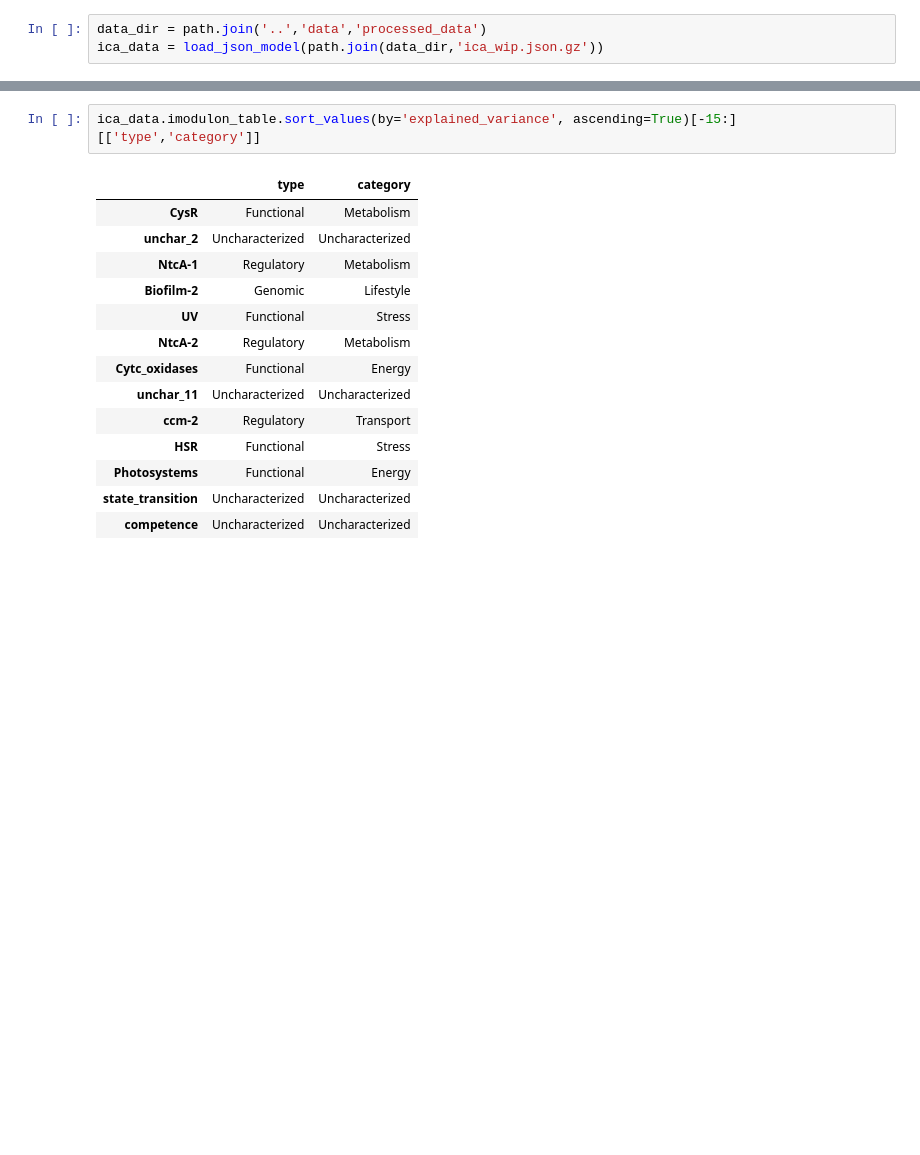
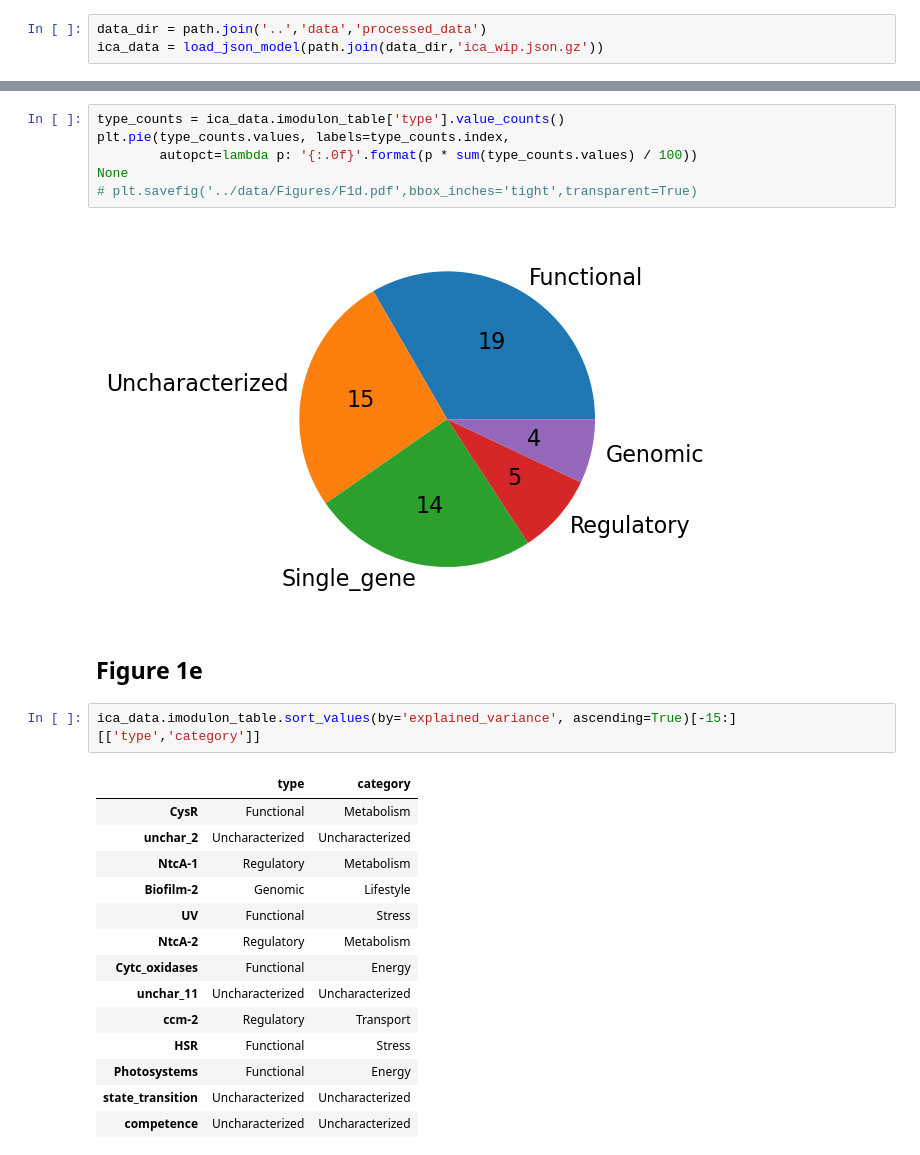
Before and after one commit to AnnieYuan21/S.elongatus-iModulons, a Jupyter notebook: notebooks/Figures.ipynb, the cells around one changed output, grey strips where cells are left out. Cells and saved outputs as stored; diff of their text form; blank space fills up the shorter version.

```diff
--- a/notebooks/Figures.ipynb
+++ b/notebooks/Figures.ipynb
@@ -49,3 +60,13 @@ plt.savefig('../data/Figures/F1b.pdf',transparent=True)
+# %%
+type_counts = ica_data.imodulon_table['type'].value_counts()
+plt.pie(type_counts.values, labels=type_counts.index,
+        autopct=lambda p: '{:.0f}'.format(p * sum(type_counts.values) / 100))
+None
+# plt.savefig('../data/Figures/F1d.pdf',bbox_inches='tight',transparent=True)
+# %% [output]
+[figure, added]
+# %% [markdown]
+## Figure 1e
 # %%
 ica_data.imodulon_table.sort_values(by='explained_variance', ascending=True)[-15:][['type','category']]
 # %% [output]
```
Also changed, not shown: parts of 125 cells of this notebook, 29 other files.
